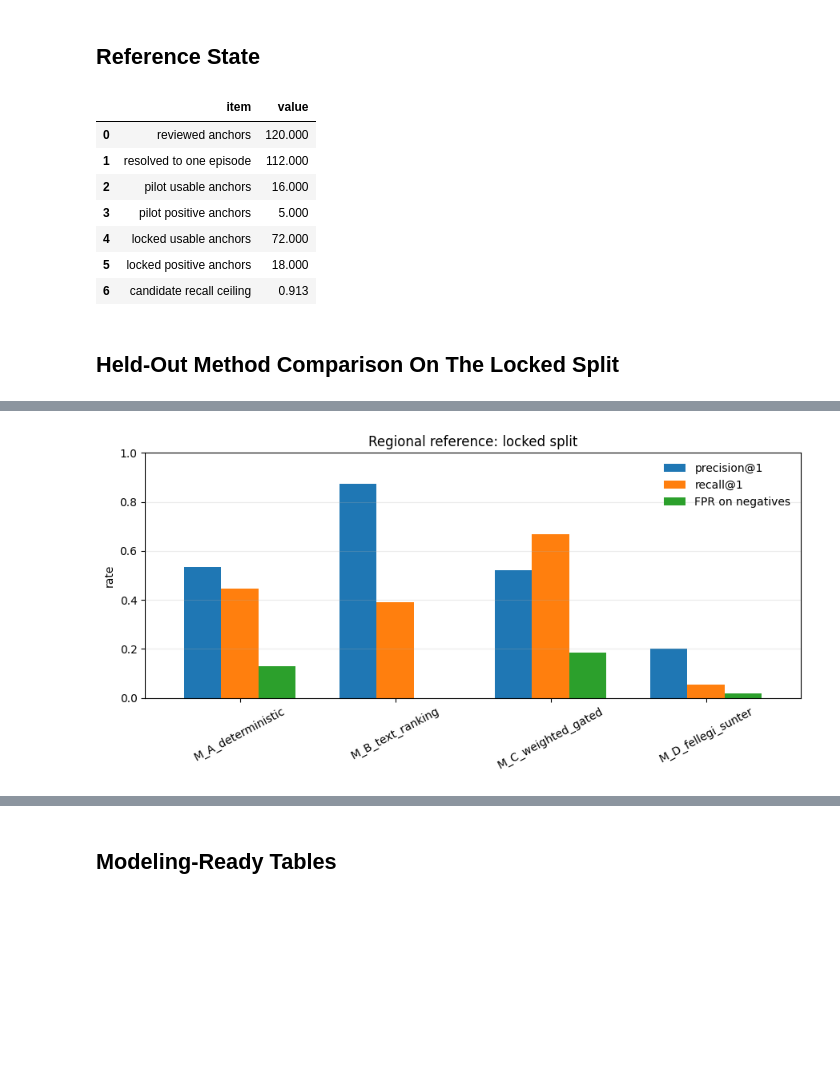
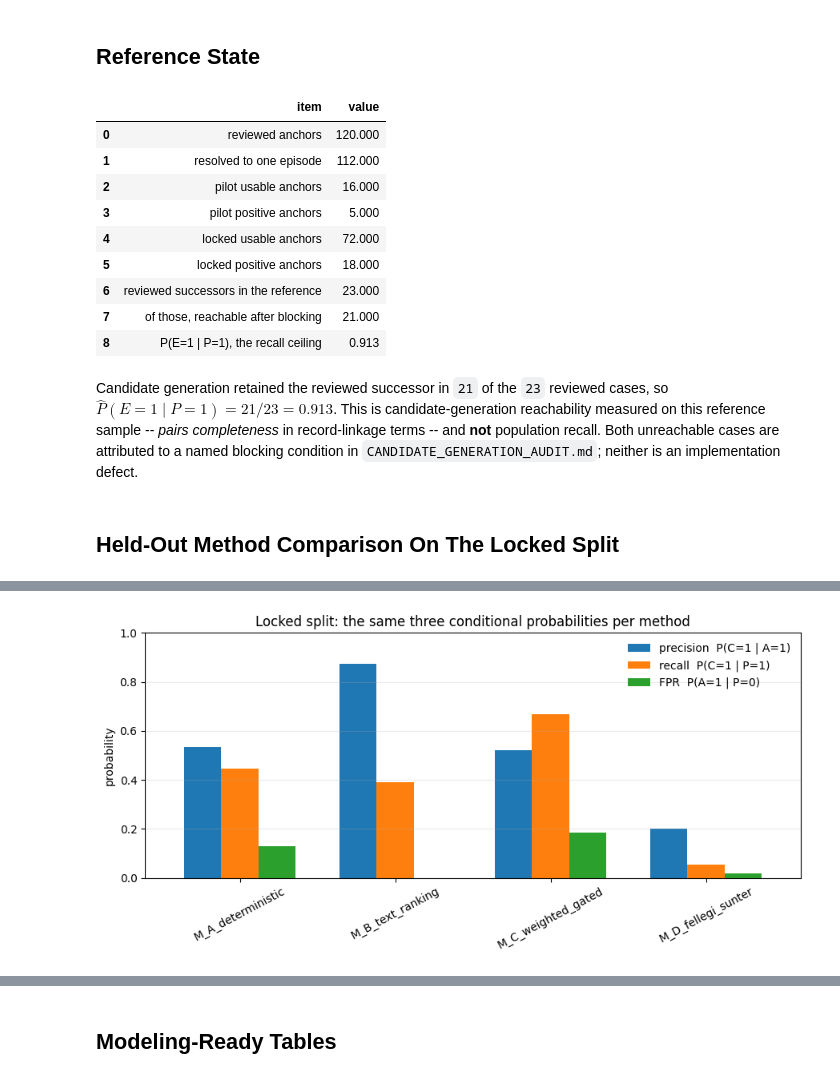
Before and after one commit to ROUSenghak/project-gigalis, a Jupyter notebook: notebooks/12_successor_linkage_and_evaluation.ipynb, the cells around one changed output, grey strips where cells are left out. Cells and saved outputs as stored; diff of their text form; code cells hidden in the pictures; blank space fills up the shorter version.

```diff
--- a/notebooks/12_successor_linkage_and_evaluation.ipynb
+++ b/notebooks/12_successor_linkage_and_evaluation.ipynb
@@ -70,7 +108,9 @@ pd.DataFrame([
     {'item': 'pilot positive anchors', 'value': manifest['splits']['dev']['positive_anchors']},
     {'item': 'locked usable anchors', 'value': manifest['splits']['validation']['usable_anchors']},
     {'item': 'locked positive anchors', 'value': manifest['splits']['validation']['positive_anchors']},
-    {'item': 'candidate recall ceiling', 'value': manifest['candidate_reachability']['candidate_generation_recall_ceiling']},
+    {'item': 'reviewed successors in the reference', 'value': manifest['candidate_reachability']['positive_anchors']},
+    {'item': 'of those, reachable after blocking', 'value': manifest['candidate_reachability']['positive_anchors_with_reviewed_successor_in_pool']},
+    {'item': 'P(E=1 | P=1), the recall ceiling', 'value': manifest['candidate_reachability']['candidate_generation_recall_ceiling']},
 ])
 # %% [output]
 |  | item | value |
@@ -80,27 +120,32 @@ pd.DataFrame([
 | 3 | pilot positive anchors | 5.000 |
 | 4 | locked usable anchors | 72.000 |
 | 5 | locked positive anchors | 18.000 |
-| 6 | candidate recall ceiling | 0.913 |
+| 6 | reviewed successors in the reference | 23.000 |
+| 7 | of those, reachable after blocking | 21.000 |
+| 8 | P(E=1 | P=1), the recall ceiling | 0.913 |
+# %% [markdown]
+Candidate generation retained the reviewed successor in `21` of the `23` reviewed cases, so $\hat P(E=1 \mid P=1) = 21/23 = 0.913$. This is candidate-generation reachability measured on this reference sample -- *pairs completeness* in record-linkage terms -- and **not** population recall. Both unreachable cases are attributed to a named blocking condition in `CANDIDATE_GENERATION_AUDIT.md`; neither is an implementation defect.
 # %% [markdown]
 ## Held-Out Method Comparison On The Locked Split
 # %%
 display(validation_methods[['method', 'threshold', 'accepted_links', 'precision', 'precision_ci', 'recall', 'recall_ci', 'fpr', 'coverage']])
 
 ax = validation_methods.set_index('method')[['precision', 'recall', 'fpr']].plot(
     kind='bar', figsize=(9, 4.5), width=0.72
 )
-ax.set_title('Regional reference: locked split')
-ax.set_ylabel('rate')
+ax.set_title('Locked split: the same three conditional probabilities per method')
+ax.set_ylabel('probability')
 ax.set_ylim(0, 1)
 ax.set_xlabel('')
-ax.legend(['precision@1', 'recall@1', 'FPR on negatives'], frameon=False)
+ax.legend(['precision  P(C=1 | A=1)', 'recall  P(C=1 | P=1)',
+           'FPR  P(A=1 | P=0)'], frameon=False)
 ax.tick_params(axis='x', rotation=28)
 ax.grid(axis='y', alpha=0.25)
 plt.tight_layout()
 # %% [output]
 |  | method | threshold | accepted_links | precision | precision_ci | recall | recall_ci | fpr | coverage |
 | 0 | M_A_deterministic | 70.0 | 15 | 0.5333 | [0.3012, 0.7519] | 0.4444 | [0.2456, 0.6628] | 0.1296 | 0.2083 |
 | 1 | M_B_text_ranking | 70.0 | 8 | 0.8750 | [0.5291, 0.9776] | 0.3889 | [0.2031, 0.6138] | 0.0000 | 0.1111 |
 | 2 | M_C_weighted_gated | 70.0 | 23 | 0.5217 | [0.3296, 0.7076] | 0.6667 | [0.4375, 0.8372] | 0.1852 | 0.3194 |
 | 3 | M_D_fellegi_sunter | 65.0 | 5 | 0.2000 | [0.0362, 0.6245] | 0.0556 | [0.0099, 0.2576] | 0.0185 | 0.0694 |
-[figure, old version]
+[figure, new version]
```
Also changed, not shown: parts of 6 cells of this notebook, 21 other files.
